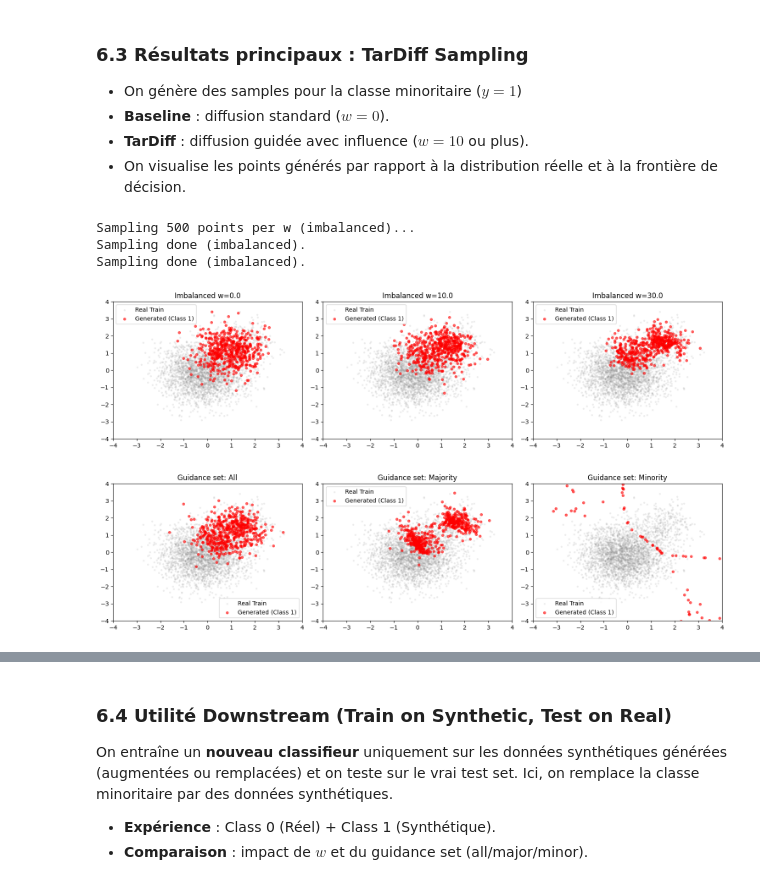
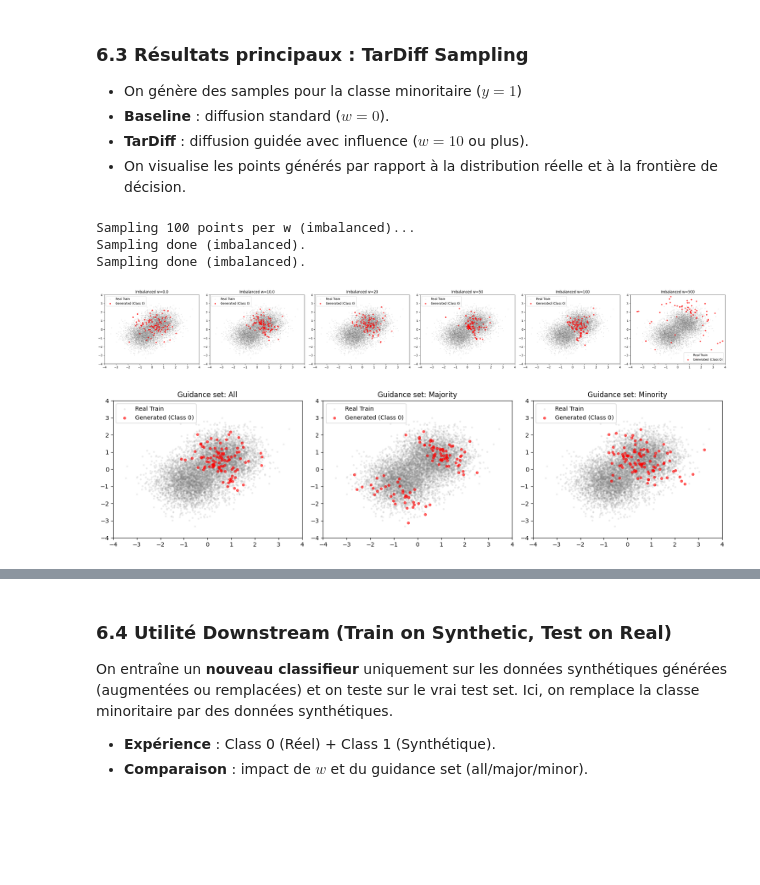
Before and after one commit to issagith/TarDiff, a Jupyter notebook: src/main.ipynb, the cells around one changed output, grey strips where cells are left out. Saved outputs shown, nothing was run; the diff lists cells and outputs as text; code cells hidden in the pictures; blank space fills up the shorter version.

```diff
--- a/src/main.ipynb
+++ b/src/main.ipynb
@@ -611,11 +505,11 @@ Diffusion trained (balanced).
 # %%
-# --- Sanity Checks (Balanced 50/50) ---
-print("Generating validation samples (balanced)...")
+# --- Sanity Checks ---
+print("Generating validation samples...")
 
-X_maj_real_bal = X_train_bal[y_train_bal == 0]
+X_maj_real_bal = X_train[y_train == 0]
 X_maj_gen_bal = sample_standard(diff_model_bal, scheduler_bal, len(X_maj_real_bal), 0)
 
-X_min_real_bal = X_train_bal[y_train_bal == 1]
+X_min_real_bal = X_train[y_train == 1]
 X_min_gen_bal = sample_standard(diff_model_bal, scheduler_bal, len(X_min_real_bal), 1)
 
 check_distribution_metrics(X_maj_real_bal, X_maj_gen_bal, "Balanced Class 0")
@@ -653,0 +604,3 @@ Wasserstein Dist | Dim0: 0.2461, Dim1: 0.2271
+# %%
+G_cache_bal = compute_influence_cache(clf_bal, guide_loader)
+print("Influence cache norms :", {k: float(v.norm().item()) for k, v in G_cache_bal.items()})
@@ -683,7 +771,7 @@ print("\n--- Downstream Utility (Balanced 50/50) ---")
 results_bal = {}
 for w, samples in samples_bal.items():
     results_bal[w] = tstr_evaluation_generic(
-        X_train_bal, y_train_bal, X_test_bal, y_test_bal,
+        X_train, y_train, X_test, y_test,
         samples,
         name=f"Balanced w={w}",
         epochs=30
@@ -822,8 +919,8 @@ On voit que la classe majoritaire est bien capturée, tandis que la classe minor
 - On visualise les points générés par rapport à la distribution réelle et à la frontière de décision.
 # %%
 # --- Génération (imbalanced 90/10) ---
-N_GEN = 500
-w_values = [0.0, 10.0, 30.0]
+N_GEN = 100
+w_values = [0.0, 10.0, 20, 50, 100, 500]
 print(f"Sampling {N_GEN} points per w (imbalanced)...")
 
 samples_by_w = guidance_sweep(
@@ -845,27 +942,27 @@ samples_by_guidance = {
 
 print("Sampling done (imbalanced).")
 # %% [output]
-Sampling 500 points per w (imbalanced)...
+Sampling 100 points per w (imbalanced)...
 Sampling done (imbalanced).
 Sampling done (imbalanced).
 # %%
 # --- Visualization (imbalanced) ---
 fig, axes = plt.subplots(1, len(w_values), figsize=(5 * len(w_values), 4))
 if len(w_values) == 1:
     axes = [axes]
 for ax, w in zip(axes, w_values):
-    plot_res_with_train(X_train, samples_by_w[w], f"Imbalanced w={w}", ax)
+    plot_res_with_train(X_train, samples_by_w[w], f"Imbalanced w={w}", 0, ax)
 plt.tight_layout()
 plt.show()
 
 fig, axes = plt.subplots(1, 3, figsize=(15, 4))
 for ax, (name, samples) in zip(axes, samples_by_guidance.items()):
-    plot_res_with_train(X_train, samples, f"Guidance set: {name}", ax)
+    plot_res_with_train(X_train, samples, f"Guidance set: {name}", 0, ax)
 plt.tight_layout()
 plt.show()
 # %% [output]
-[figure, old version]
+[figure, new version]
-[figure, old version]
+[figure, new version]
 # %%
 # --- Gradient Norm Analysis ---
 
```
Also changed, not shown: parts of 51 cells of this notebook, 1 other file.
